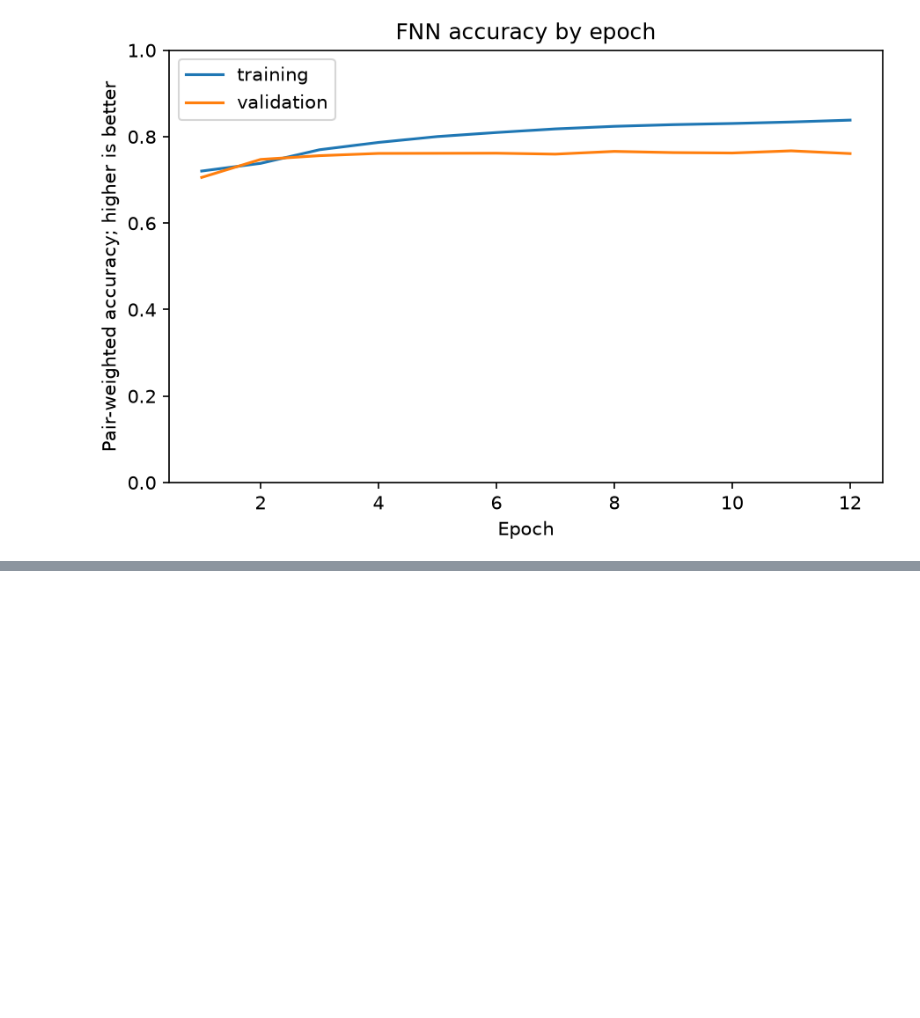
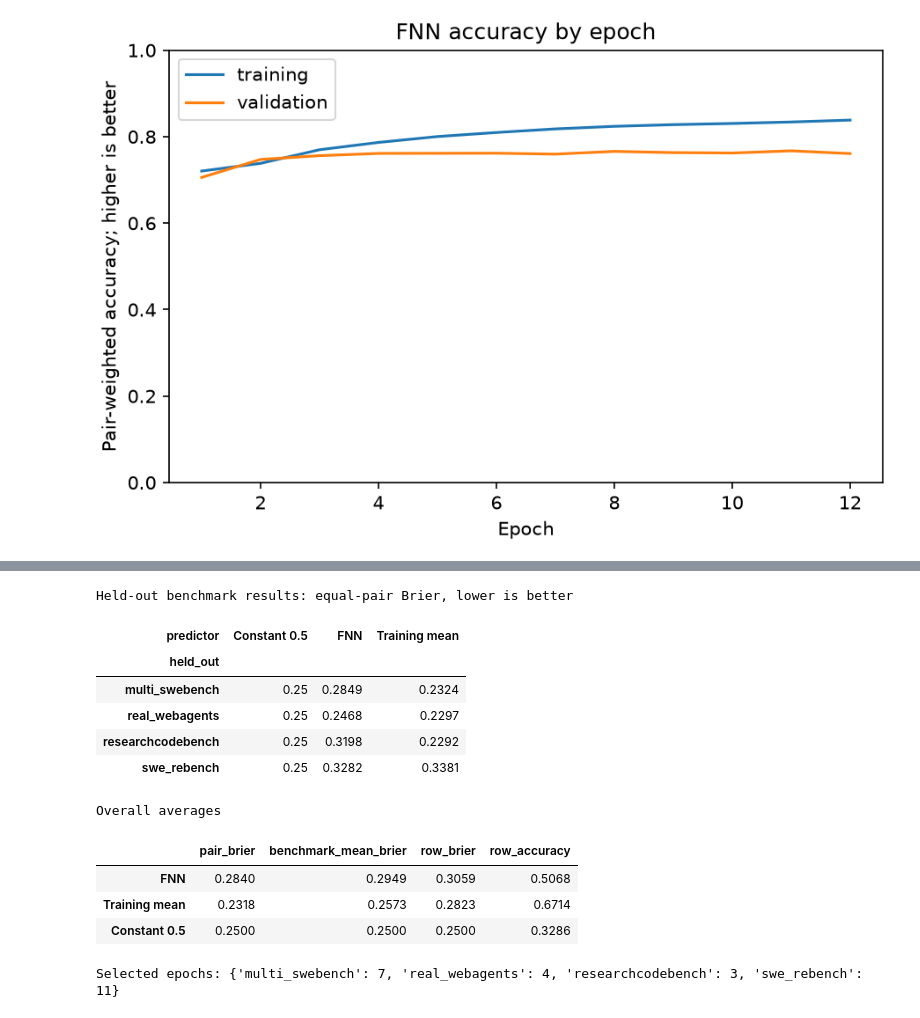
Before and after one commit to stevenwoodrum/dl-project, a Jupyter notebook: dharaneesh/Approach1_Experiments.ipynb, the cells around one changed output, grey strips where cells are left out. Cells and saved outputs as stored; diff of their text form; code cells hidden in the pictures; blank space fills up the shorter version.

```diff
--- a/dharaneesh/Approach1_Experiments.ipynb
+++ b/dharaneesh/Approach1_Experiments.ipynb
@@ -105,0 +114,32 @@ Validation rows: 26977
+# %%
+RUN_NEW_LOBO = False
+LOBO_RUN_NAME = 'fnn_lobo_20261019_02'
+
+if RUN_NEW_LOBO:
+    from dharaneesh.lobo import run_lobo
+    run_lobo(DATA_DIR, LOBO_RUN_NAME, epochs=20, seed=42, encoder_dir=ENCODER_DIR)
+
+lobo_dir = REPO / 'dharaneesh/results/lobo'
+lobo_summary = json.loads((lobo_dir / 'summary.json').read_text())
+lobo_scores = pd.read_csv(lobo_dir / 'fold_scores.csv')
+print('Held-out benchmark results: equal-pair Brier, lower is better')
+display(lobo_scores.pivot(index='held_out', columns='predictor', values='pair_brier').round(4))
+print('Overall averages')
+display(pd.DataFrame(lobo_summary['aggregate']).T[
+    ['pair_brier', 'benchmark_mean_brier', 'row_brier', 'row_accuracy']
+].round(4))
+print('Selected epochs:', {fold['held_out']: fold['best_epoch'] for fold in lobo_summary['folds']})
+# %% [output]
+Held-out benchmark results: equal-pair Brier, lower is better
+| predictor | Constant 0.5 | FNN | Training mean |
+| held_out |  |  |  |
+| multi_swebench | 0.25 | 0.2849 | 0.2324 |
+| real_webagents | 0.25 | 0.2468 | 0.2297 |
+| researchcodebench | 0.25 | 0.3198 | 0.2292 |
+| swe_rebench | 0.25 | 0.3282 | 0.3381 |
+Overall averages
+|  | pair_brier | benchmark_mean_brier | row_brier | row_accuracy |
+| FNN | 0.2840 | 0.2949 | 0.3059 | 0.5068 |
+| Training mean | 0.2318 | 0.2573 | 0.2823 | 0.6714 |
+| Constant 0.5 | 0.2500 | 0.2500 | 0.2500 | 0.3286 |
+Selected epochs: {'multi_swebench': 7, 'real_webagents': 4, 'researchcodebench': 3, 'swe_rebench': 11}
```
Also changed, not shown: parts of 13 cells of this notebook, 24 other files.
